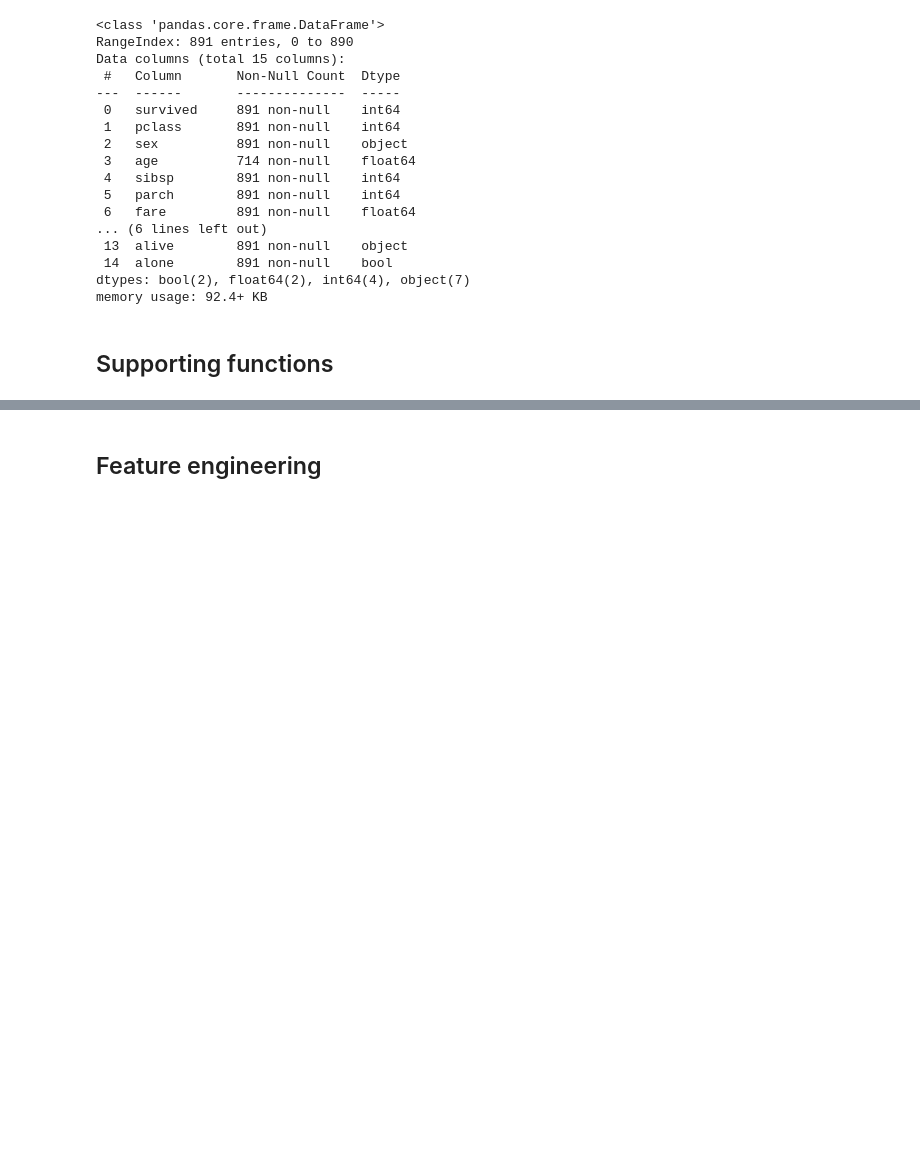
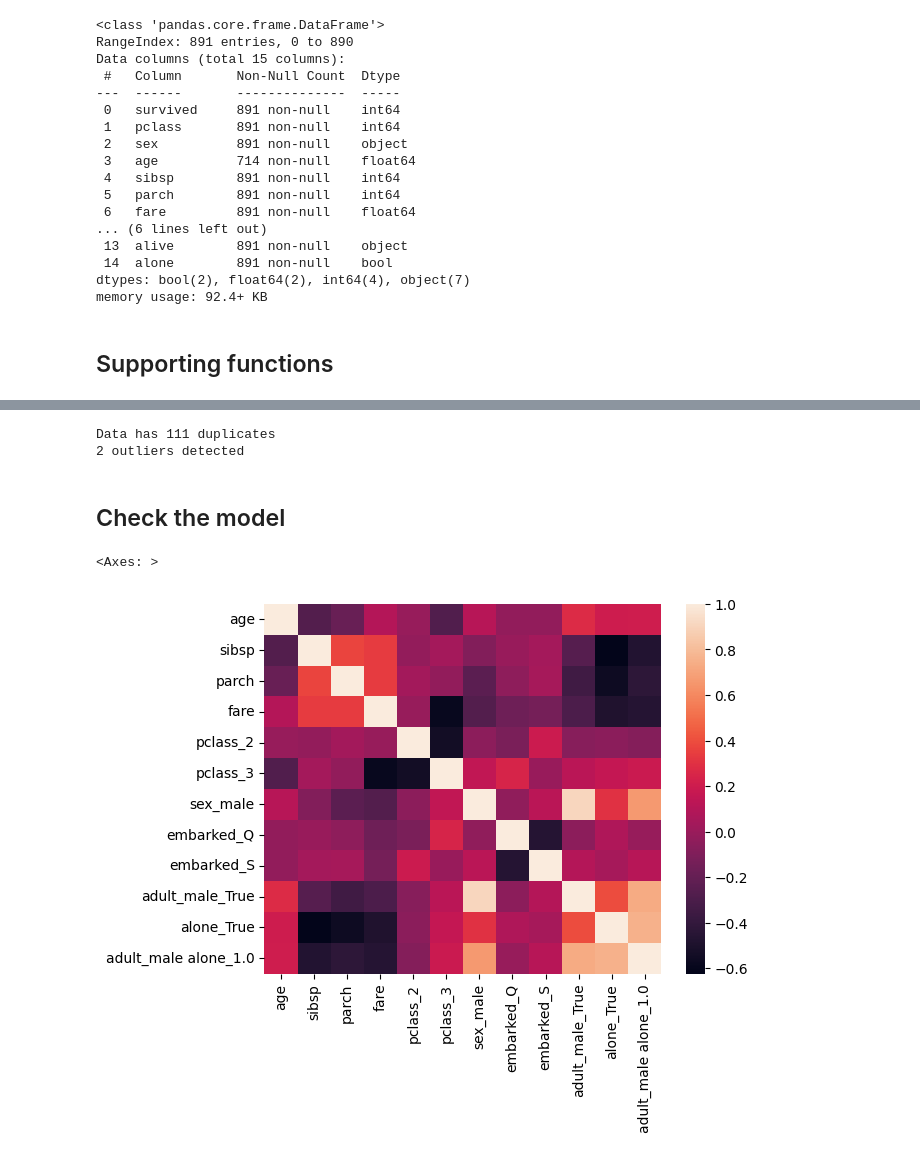
Before and after one commit to rudyvdbrink/Predictive_modeling_skeletonscripts, a Jupyter notebook: example.ipynb, the cells around one changed output, grey strips where cells are left out. Cells and saved outputs as stored; diff of their text form; code cells hidden in the pictures; blank space fills up the shorter version.

```diff
--- a/example.ipynb
+++ b/example.ipynb
@@ -83,23 +92,34 @@ def check_duplicates(df):
     true_dup = np.where(has_dup == True)
     if len(true_dup[0]) > 0:
         print("Data has", len(true_dup[0]), "duplicates")
+        df.drop_duplicates(keep='first', inplace=True)
     else:
         print("No duplicates found")
+    return df
 
 #function for one-hot encoding
 def one_hot(df, column_names):
     for col in column_names:
-        dummies = pd.get_dummies(df[[col]].astype('category'))
+        dummies = pd.get_dummies(df[[col]].astype('category'),drop_first=True)
         df = pd.concat([df, dummies], axis=1)
         df = df.drop([col], axis=1)
     return df
 
-#function for adding interaction terms
-def add_interactions(df,degree=2):
+#function for adding interaction terms between all columns
+def add_full_interactions(df,degree=2):
     poly = PolynomialFeatures(interaction_only=True, include_bias=False, degree=degree)
     X_poly = poly.fit_transform(df)
     column_names = list(poly.get_feature_names_out())
     X_poly = pd.DataFrame(X_poly,columns=column_names)
+    return X_poly
+
+#function for adding interaction terms between select columns
+def add_interactions(df,columns,degree=2):
+    poly = PolynomialFeatures(interaction_only=True, include_bias=False, degree=degree)
+    X_poly = poly.fit_transform(df[columns])
+    column_names = list(poly.get_feature_names_out())
+    X_poly = pd.DataFrame(X_poly,columns=column_names)
+    X_poly = pd.concat([df, X_poly.drop(columns,axis=1)], axis=1)
     return X_poly
 
 #function for computing sigmoid (e.g. to look at logistic regression fit)
@@ -122 +211,11 @@ def linmap(vector, new_min, new_max):
+# %%
+def feature_engineer(df,columns_to_interact,columns_to_dummycode):
+
+    #add interaction terms
+    df = add_interactions(df,columns_to_interact)
+
+    #one-hot encode categorical variables
+    df = one_hot(df,columns_to_dummycode)
+
+    return df
 # %% [markdown]
@@ -189,2 +222,0 @@ df.fare.hist()
-# %% [markdown]
-##  Feature engineering
@@ -194,0 +223,19 @@ df.fare.hist()
+# %%
+X_train, X_test, y_train, y_test = clean_data(df,target_column)
+# %% [output]
+Data has 111 duplicates
+2 outliers detected
+# %%
+columns_to_interact  = ['adult_male','alone']
+columns_to_dummycode = ['pclass','sex','embarked','adult_male','alone','adult_male alone']
+
+X_train = feature_engineer(X_train,columns_to_interact,columns_to_dummycode)
+X_test  = feature_engineer(X_test,columns_to_interact,columns_to_dummycode)
+# %% [markdown]
+## Check the model
+# %%
+#plot correlation between regressors
+sns.heatmap(X_train.corr())
+# %% [output]
+<Axes: >
+[figure, added]
```
Also changed, not shown: parts of 14 cells of this notebook, 2 other files.
